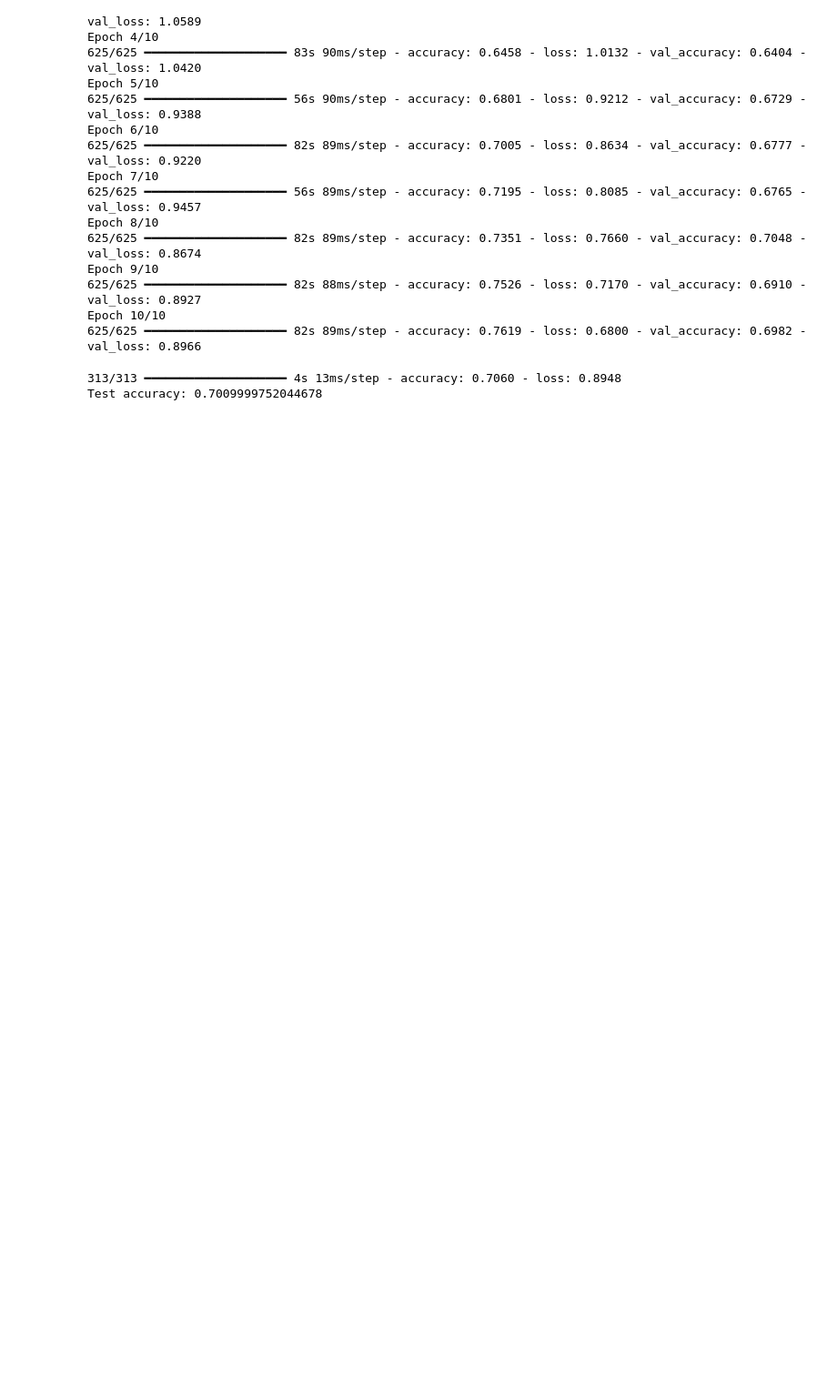
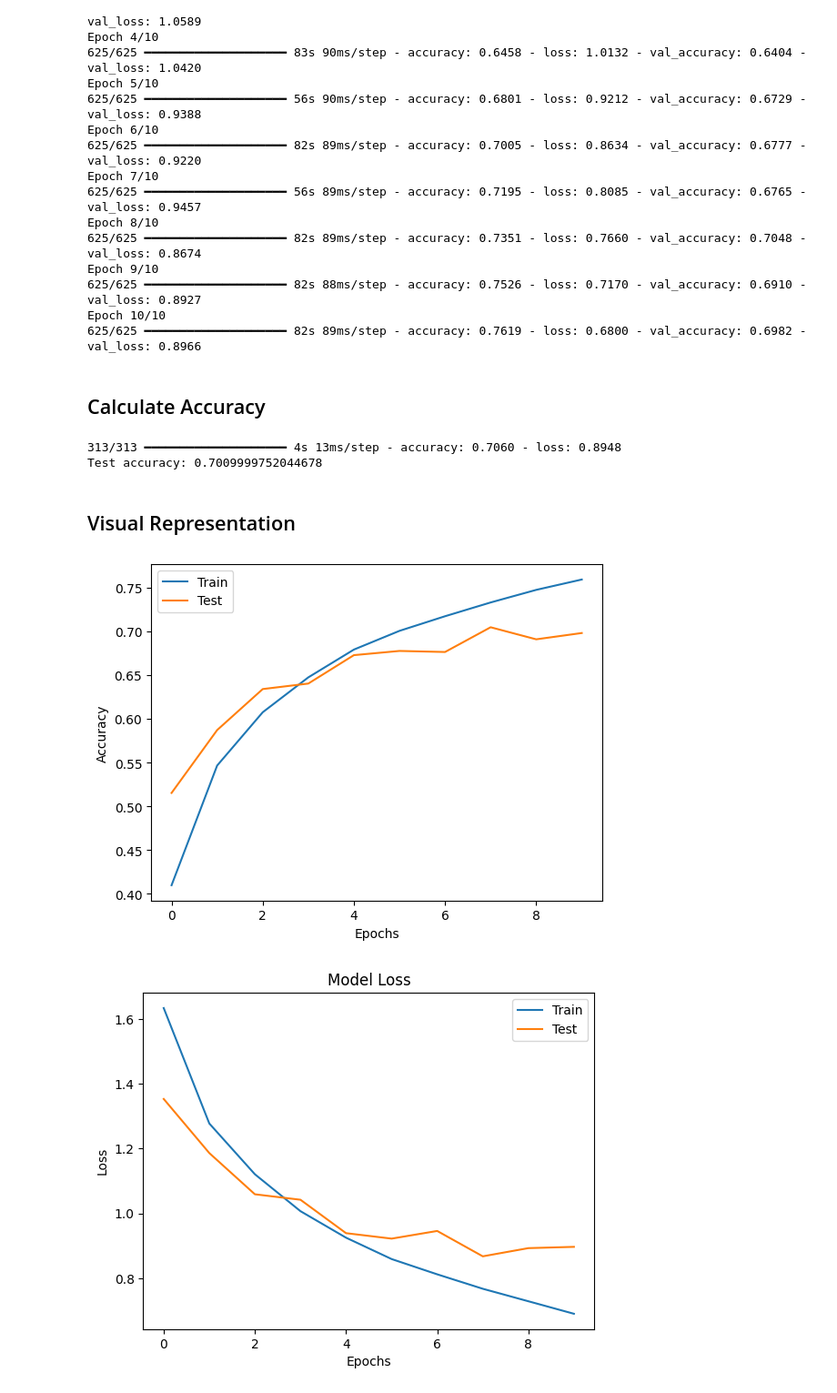
Before and after one commit to aadi-kanwar/Neural-Network-Deep-Learning, a Jupyter notebook: Exp_7_Implement_an_Image_Classifier_using_CNN.ipynb, the cells around one changed output. Shown at 91% size. Saved outputs shown, nothing was run; the diff lists cells and outputs as text; code cells hidden in the pictures; blank space fills up the shorter version.

```diff
--- a/Exp_7_Implement_an_Image_Classifier_using_CNN.ipynb
+++ b/Exp_7_Implement_an_Image_Classifier_using_CNN.ipynb
@@ -111,26 +111,37 @@ Epoch 9/10
 625/625 ━━━━━━━━━━━━━━━━━━━━ 82s 88ms/step - accuracy: 0.7526 - loss: 0.7170 - val_accuracy: 0.6910 - val_loss: 0.8927
 Epoch 10/10
 625/625 ━━━━━━━━━━━━━━━━━━━━ 82s 89ms/step - accuracy: 0.7619 - loss: 0.6800 - val_accuracy: 0.6982 - val_loss: 0.8966
+# %% [markdown]
+## Calculate Accuracy
 # %%
 test_loss, test_acc = model.evaluate(x_test, y_test)
 print(f'Test accuracy: {test_acc}')
 # %% [output]
 313/313 ━━━━━━━━━━━━━━━━━━━━ 4s 13ms/step - accuracy: 0.7060 - loss: 0.8948
 Test accuracy: 0.7009999752044678
+# %% [markdown]
+## Visual Representation
 # %%
 # Plot training and validation accuracy values
-
+import matplotlib.pyplot as plt
+# plt.figure(figsize = (12,6))
+#plt.subplot(1, 2, 1)
 plt.plot(history.history['accuracy'], label='Training Accuracy')
 plt.plot(history.history['val_accuracy'], label='Validation Accuracy')
 plt.xlabel('Epochs')
 plt.ylabel('Accuracy')
-plt.legend(['Train', 'Test', loc='upper left'])
+plt.legend(['Train', 'Test'], loc='upper left')
 plt.show()
 
 # Plot training & Validation loss values
+#plt.subplot(1, 2, 2)
 plt.plot(history.history['loss'])
 plt.plot(history.history['val_loss'])
 plt.title('Model Loss')
 plt.xlabel('Epochs')
 plt.ylabel('Loss')
-plt.legend
+plt.legend(['Train', 'Test'], loc='upper right')
+plt.show()
+# %% [output]
+[figure, added]
+[figure, added]
```
Also changed, not shown: parts of 2 cells of this notebook.
